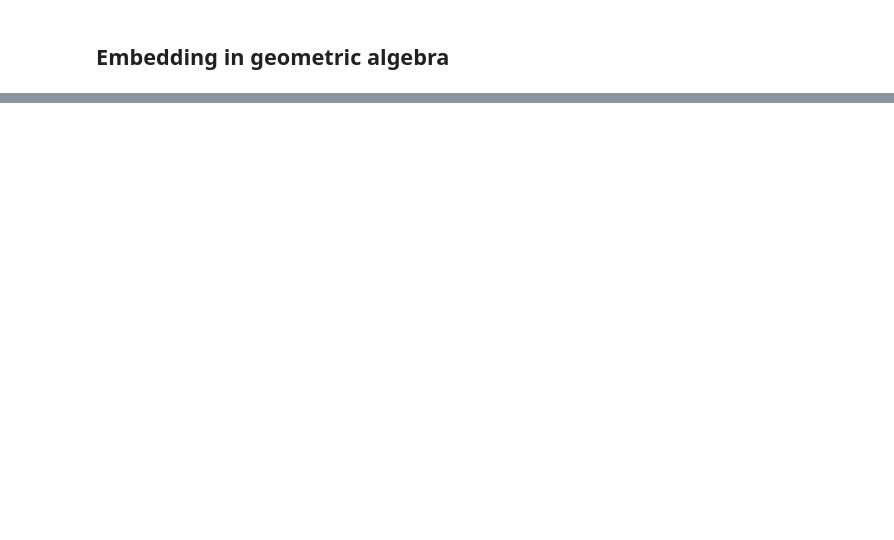
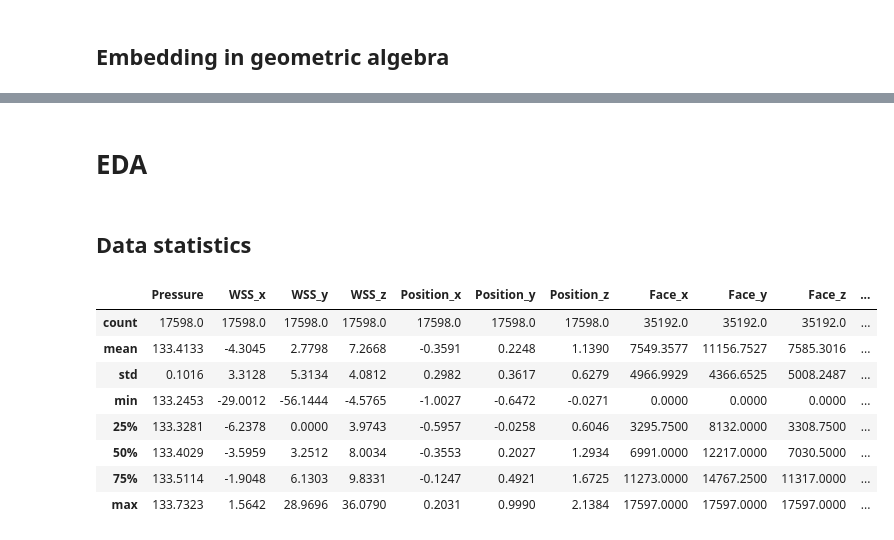
Before and after one commit to LorCir28/Geometric_Algebra_Transformer, a Jupyter notebook: code/[GATr]_Vessel_classification.ipynb, the cells around one changed output, grey strips where cells are left out. Saved outputs shown, nothing was run; the diff lists cells and outputs as text; code cells hidden in the pictures; blank space fills up the shorter version.

```diff
--- a/code/[GATr]_Vessel_classification.ipynb
+++ b/code/[GATr]_Vessel_classification.ipynb
@@ -336,0 +575,4 @@ single_embedded = embed_data(
+# %% [markdown]
+# EDA
+# %% [markdown]
+## Data statistics
@@ -336,0 +623,12 @@ single_embedded = embed_data(
+# %%
+data_statistics(global_var['train_path'])
+# %% [output]
+|  | Pressure | WSS_x | WSS_y | WSS_z | Position_x | Position_y | Position_z | Face_x | Face_y | Face_z | ... |
+| count | 17598.0 | 17598.0 | 17598.0 | 17598.0 | 17598.0 | 17598.0 | 17598.0 | 35192.0 | 35192.0 | 35192.0 | ... |
+| mean | 133.4133 | -4.3045 | 2.7798 | 7.2668 | -0.3591 | 0.2248 | 1.1390 | 7549.3577 | 11156.7527 | 7585.3016 | ... |
+| std | 0.1016 | 3.3128 | 5.3134 | 4.0812 | 0.2982 | 0.3617 | 0.6279 | 4966.9929 | 4366.6525 | 5008.2487 | ... |
+| min | 133.2453 | -29.0012 | -56.1444 | -4.5765 | -1.0027 | -0.6472 | -0.0271 | 0.0000 | 0.0000 | 0.0000 | ... |
+| 25% | 133.3281 | -6.2378 | 0.0000 | 3.9743 | -0.5957 | -0.0258 | 0.6046 | 3295.7500 | 8132.0000 | 3308.7500 | ... |
+| 50% | 133.4029 | -3.5959 | 3.2512 | 8.0034 | -0.3553 | 0.2027 | 1.2934 | 6991.0000 | 12217.0000 | 7030.5000 | ... |
+| 75% | 133.5114 | -1.9048 | 6.1303 | 9.8331 | -0.1247 | 0.4921 | 1.6725 | 11273.0000 | 14767.2500 | 11317.0000 | ... |
+| max | 133.7323 | 1.5642 | 28.9696 | 36.0790 | 0.2031 | 0.9990 | 2.1384 | 17597.0000 | 17597.0000 | 17597.0000 | ... |
```
Also changed, not shown: parts of 34 cells of this notebook.
